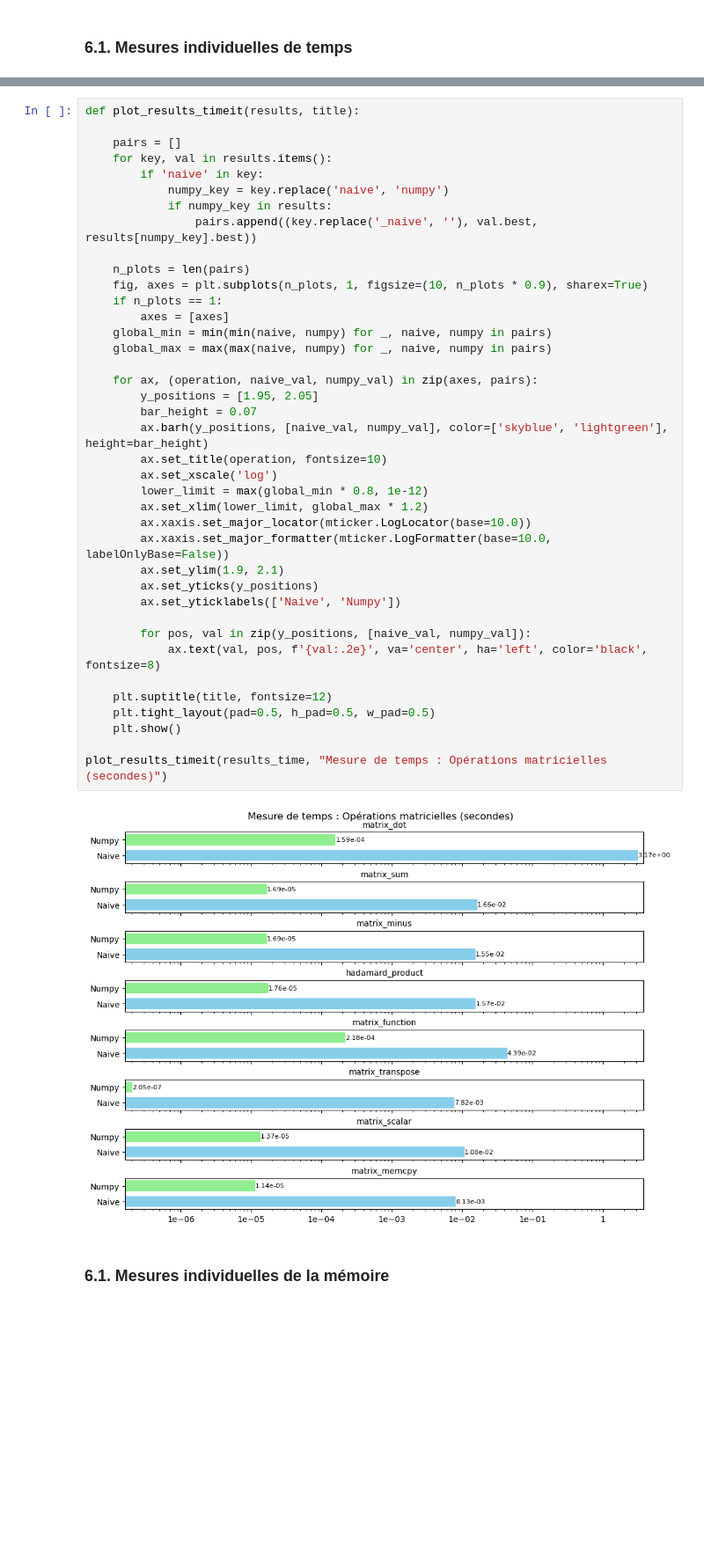
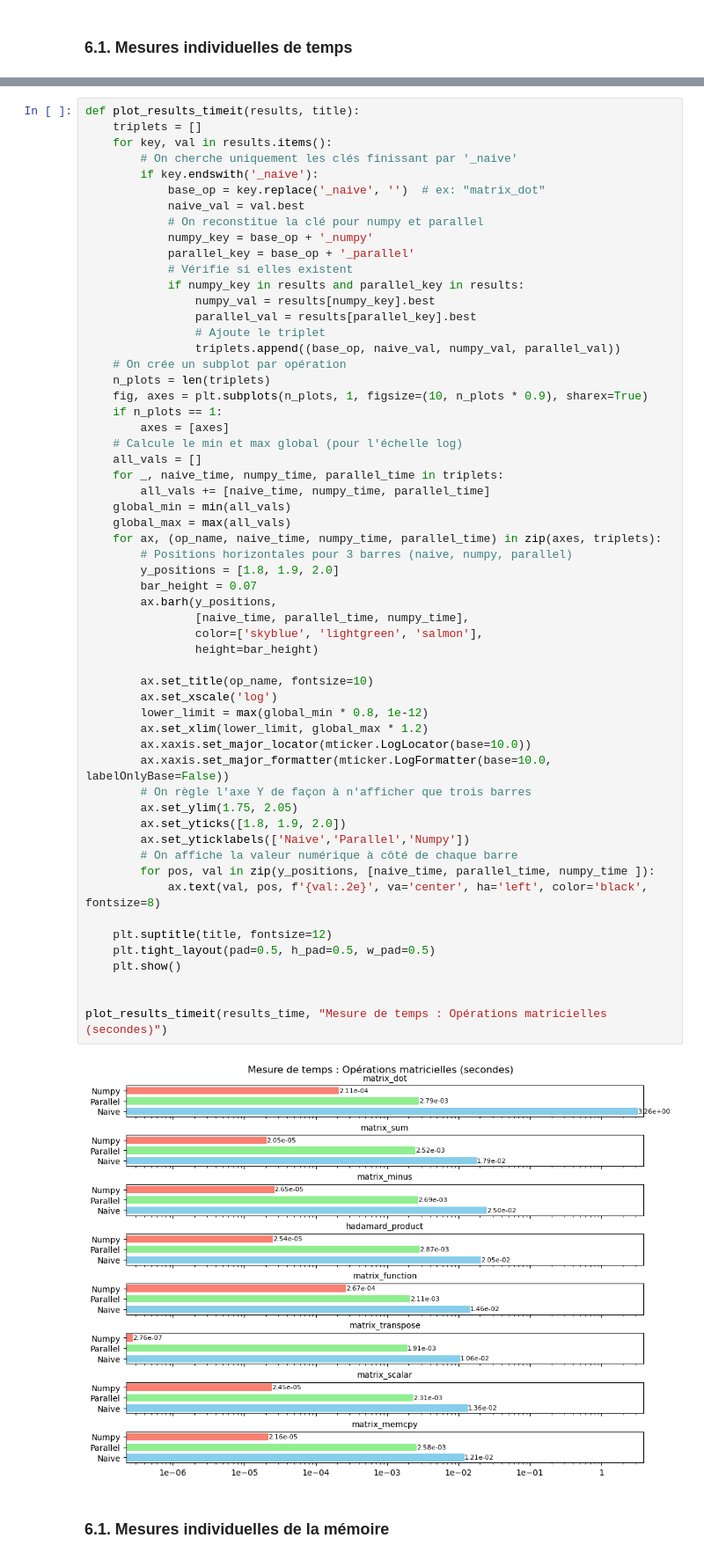
Before and after one commit to 54CHA-PJ/ECN-GPU-DEEP, a Jupyter notebook: main.ipynb, the cells around one changed output, grey strips where cells are left out. Shown at 88% size. Saved outputs shown, nothing was run; the diff lists cells and outputs as text; blank space fills up the shorter version.

```diff
--- a/main.ipynb
+++ b/main.ipynb
@@ -507,44 +689,62 @@ for func_name, func_call in all_functions_200.items():
 # %%
 def plot_results_timeit(results, title):
-
-    pairs = []
+    triplets = []
     for key, val in results.items():
-        if 'naive' in key:
-            numpy_key = key.replace('naive', 'numpy')
-            if numpy_key in results:
-                pairs.append((key.replace('_naive', ''), val.best, results[numpy_key].best))
-
-    n_plots = len(pairs)
+        # On cherche uniquement les clés finissant par '_naive'
+        if key.endswith('_naive'):
+            base_op = key.replace('_naive', '')  # ex: "matrix_dot"
+            naive_val = val.best
+            # On reconstitue la clé pour numpy et parallel
+            numpy_key = base_op + '_numpy'
+            parallel_key = base_op + '_parallel'
+            # Vérifie si elles existent
+            if numpy_key in results and parallel_key in results:
+                numpy_val = results[numpy_key].best
+                parallel_val = results[parallel_key].best
+                # Ajoute le triplet
+                triplets.append((base_op, naive_val, numpy_val, parallel_val))
+    # On crée un subplot par opération
+    n_plots = len(triplets)
     fig, axes = plt.subplots(n_plots, 1, figsize=(10, n_plots * 0.9), sharex=True)
     if n_plots == 1:
         axes = [axes]
-    global_min = min(min(naive, numpy) for _, naive, numpy in pairs)
-    global_max = max(max(naive, numpy) for _, naive, numpy in pairs)
+    # Calcule le min et max global (pour l'échelle log)
+    all_vals = []
+    for _, naive_time, numpy_time, parallel_time in triplets:
+        all_vals += [naive_time, numpy_time, parallel_time]
+    global_min = min(all_vals)
+    global_max = max(all_vals)
+    for ax, (op_name, naive_time, numpy_time, parallel_time) in zip(axes, triplets):
+        # Positions horizontales pour 3 barres (naive, numpy, parallel)
+        y_positions = [1.8, 1.9, 2.0]
+        bar_height = 0.07
+        ax.barh(y_positions,
+                [naive_time, parallel_time, numpy_time],
+                color=['skyblue', 'lightgreen', 'salmon'],
+                height=bar_height)
 
-    for ax, (operation, naive_val, numpy_val) in zip(axes, pairs):
-        y_positions = [1.95, 2.05]
-        bar_height = 0.07
-        ax.barh(y_positions, [naive_val, numpy_val], color=['skyblue', 'lightgreen'], height=bar_height)
-        ax.set_title(operation, fontsize=10)
+        ax.set_title(op_name, fontsize=10)
         ax.set_xscale('log')
         lower_limit = max(global_min * 0.8, 1e-12)
         ax.set_xlim(lower_limit, global_max * 1.2)
         ax.xaxis.set_major_locator(mticker.LogLocator(base=10.0))
         ax.xaxis.set_major_formatter(mticker.LogFormatter(base=10.0, labelOnlyBase=False))
-        ax.set_ylim(1.9, 2.1)
-        ax.set_yticks(y_positions)
-        ax.set_yticklabels(['Naive', 'Numpy'])
-
-        for pos, val in zip(y_positions, [naive_val, numpy_val]):
+        # On règle l'axe Y de façon à n'afficher que trois barres
+        ax.set_ylim(1.75, 2.05)
+        ax.set_yticks([1.8, 1.9, 2.0])
+        ax.set_yticklabels(['Naive','Parallel','Numpy'])
+        # On affiche la valeur numérique à côté de chaque barre
+        for pos, val in zip(y_positions, [naive_time, parallel_time, numpy_time ]):
             ax.text(val, pos, f'{val:.2e}', va='center', ha='left', color='black', fontsize=8)
 
     plt.suptitle(title, fontsize=12)
     plt.tight_layout(pad=0.5, h_pad=0.5, w_pad=0.5)
     plt.show()
 
+
 plot_results_timeit(results_time, "Mesure de temps : Opérations matricielles (secondes)")
 # %% [output]
-[figure, old version]
+[figure, new version]
 # %% [markdown]
 ### 6.1. Mesures individuelles de la mémoire
 # %%
```
Also changed, not shown: parts of 15 cells of this notebook, 1 other file.
